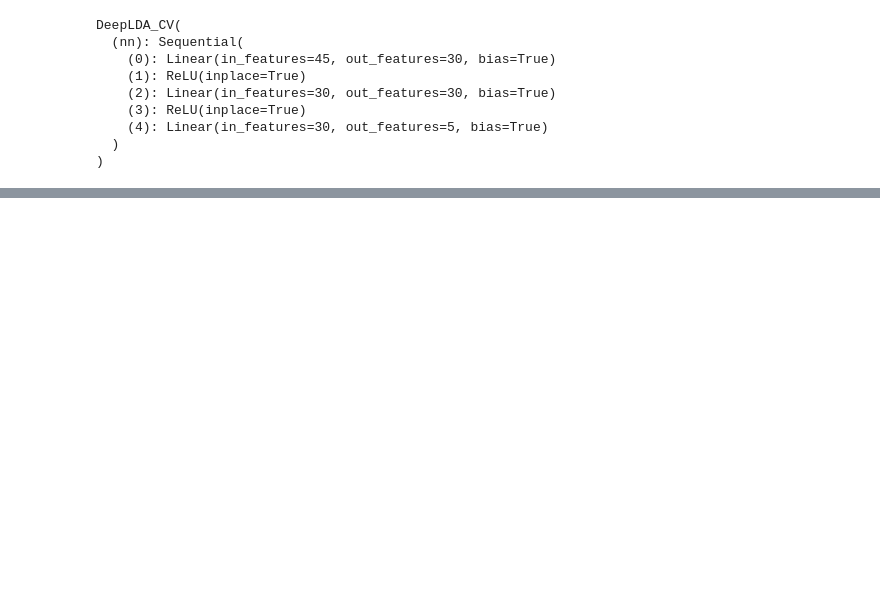
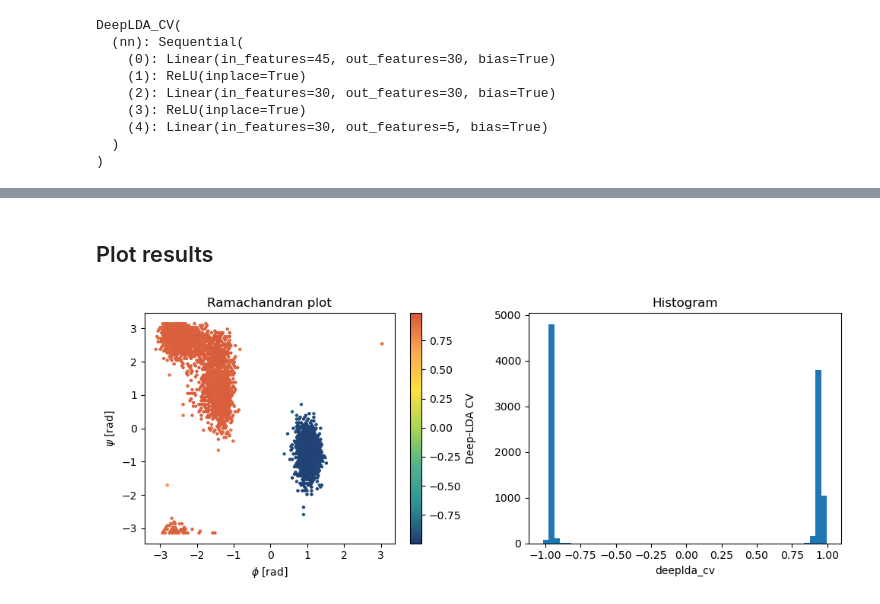
Before and after one commit to thangckt/note_md, a Jupyter notebook: notebook/free_energy/mlcv/1_mlcvs_Deep_LDA_Alanine_dipeptide.ipynb, the cells around one changed output, grey strips where cells are left out. Drawn from its saved outputs; the diff is of its cells as text; code cells hidden in the pictures; blank space fills up the shorter version.

```diff
--- a/notebook/free_energy/mlcv/1_mlcvs_Deep_LDA_Alanine_dipeptide.ipynb
+++ b/notebook/free_energy/mlcv/1_mlcvs_Deep_LDA_Alanine_dipeptide.ipynb
@@ -202,0 +210,32 @@ DeepLDA_CV(
+# %% [markdown]
+## Plot results
+# %%
+_, axs = plt.subplots(1,2, figsize=(10,4.), dpi=100)
+
+# Ramachandran plot
+##  Read phi and psi data from colvar files
+phi, psi = [], []
+
+for i, file in enumerate(filenames):
+    data = load_dataframe(file)[::4]
+    # compute them from sin and cos
+    phi.append(np.arctan2(data['sin1'],data['cos1']) )
+    psi.append(np.arctan2(data['sin2'],data['cos2']) )
+
+phi = np.hstack(phi)
+psi = np.hstack(psi)
+##
+
+axs[0].set_title('Ramachandran plot')
+with torch.no_grad():
+    s = model(X)
+plot_ramachandran(phi,psi,s,ax=axs[0])
+
+# Calculate CV values over training set
+axs[1].set_title(f'Histogram')
+s = model(X)
+plot_cv_histogram(s,label=model.name_,bins=50, ax=axs[1] )
+
+plt.tight_layout()
+# %% [output]
+[figure, added]
```
Also changed, not shown: parts of 4 cells of this notebook.
